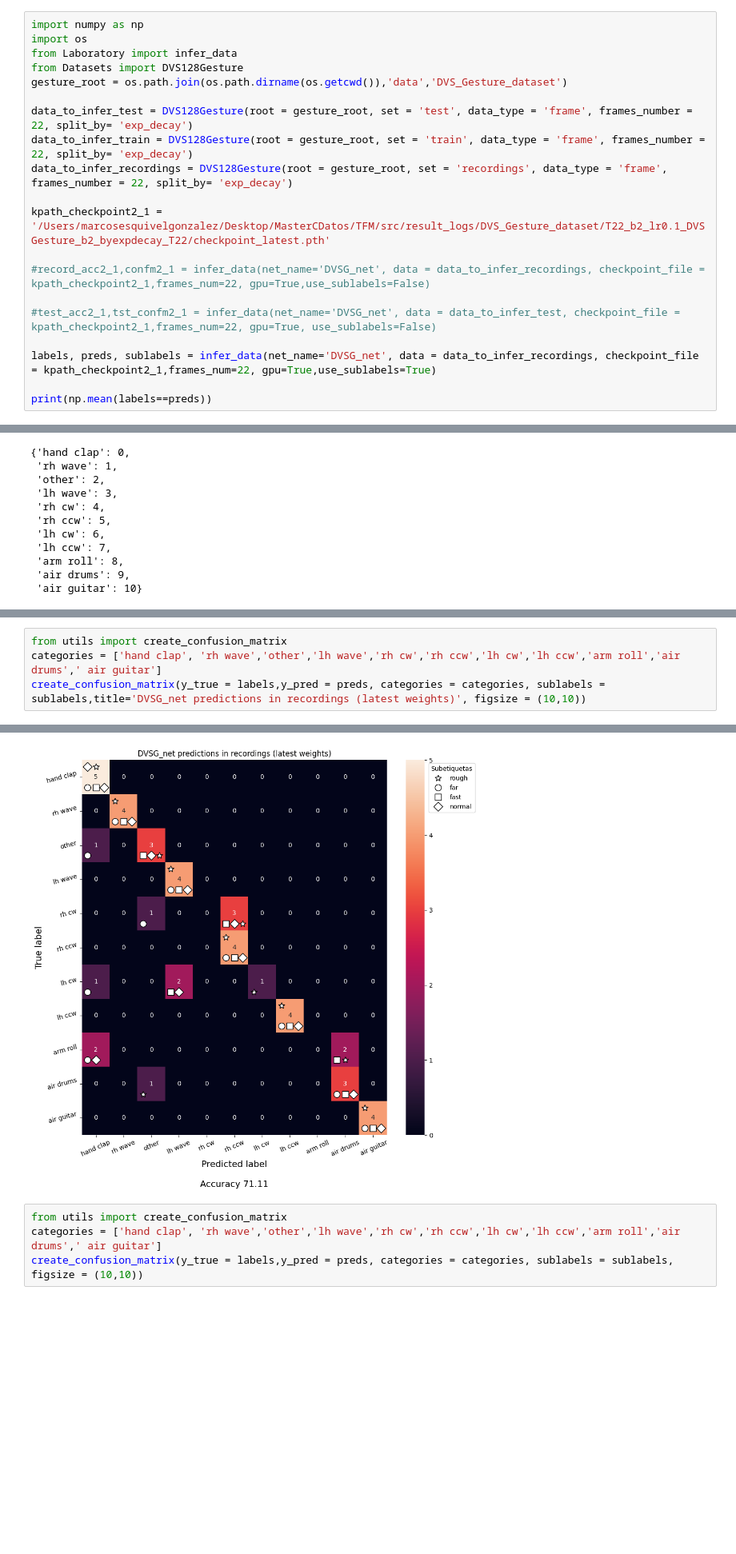
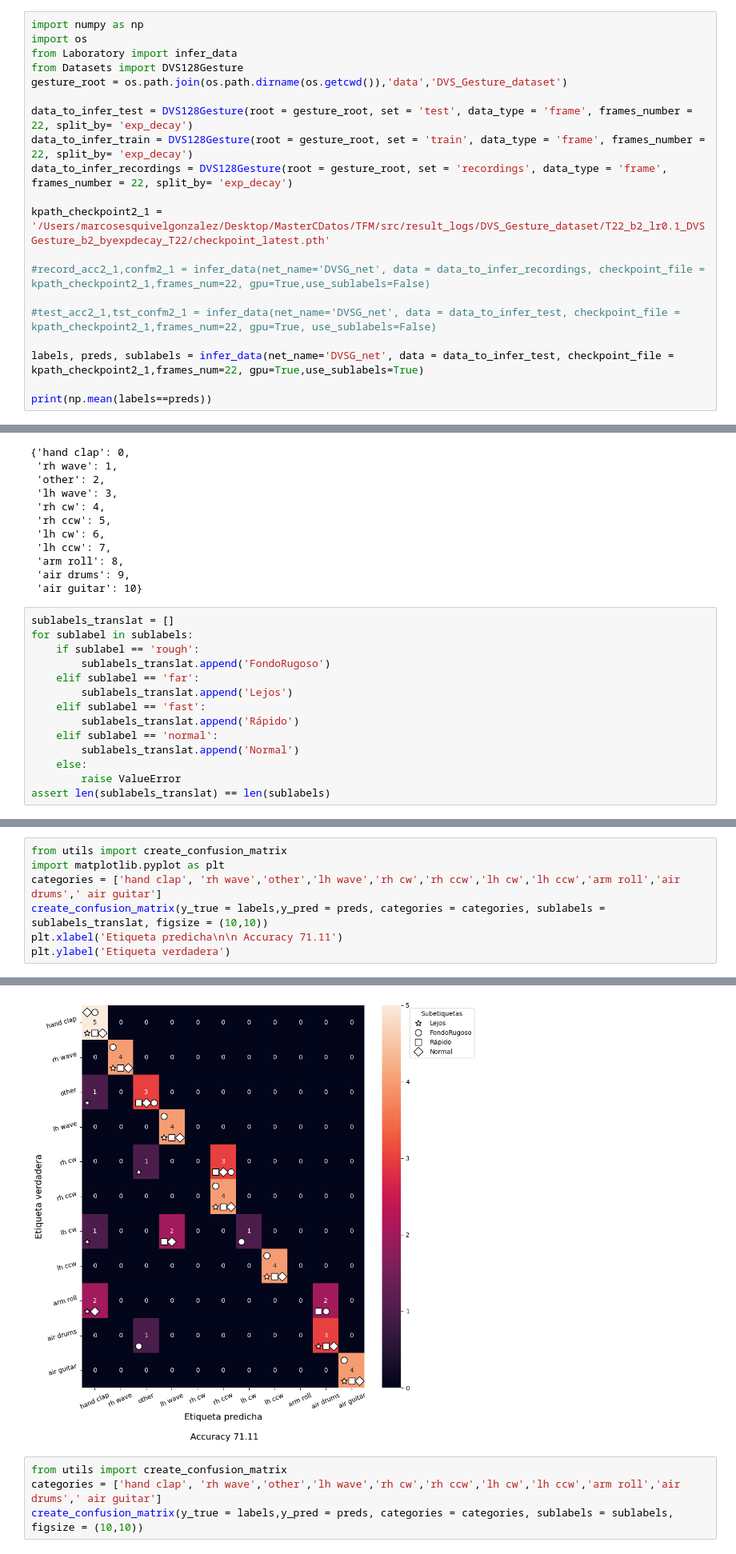
Before and after one commit to marcosesgonz/SNN_VisProc, a Jupyter notebook: src/Executions.ipynb, the cells around one changed output, grey strips where cells are left out. Shown at 80% size. Drawn from its saved outputs; the diff is of its cells as text; blank space fills up the shorter version.

```diff
--- a/src/Executions.ipynb
+++ b/src/Executions.ipynb
@@ -169,7 +256,7 @@ kpath_checkpoint2_1 = '/Users/marcosesquivelgonzalez/Desktop/MasterCDatos/TFM/sr
 
 #test_acc2_1,tst_confm2_1 = infer_data(net_name='DVSG_net', data = data_to_infer_test, checkpoint_file = kpath_checkpoint2_1,frames_num=22, gpu=True, use_sublabels=False)
 
-labels, preds, sublabels = infer_data(net_name='DVSG_net', data = data_to_infer_recordings, checkpoint_file = kpath_checkpoint2_1,frames_num=22, gpu=True,use_sublabels=True)
+labels, preds, sublabels = infer_data(net_name='DVSG_net', data = data_to_infer_test, checkpoint_file = kpath_checkpoint2_1,frames_num=22, gpu=True,use_sublabels=True)
 
 print(np.mean(labels==preds))
 # %% [output]
@@ -204,3 +291,17 @@ The directory [/Users/marcosesquivelgonzalez/Desktop/MasterCDatos/TFM/data/DVS_G
  'arm roll': 8,
  'air drums': 9,
  'air guitar': 10}
+# %%
+sublabels_translat = []
+for sublabel in sublabels:
+    if sublabel == 'rough':
+        sublabels_translat.append('FondoRugoso')
+    elif sublabel == 'far':
+        sublabels_translat.append('Lejos')
+    elif sublabel == 'fast':
+        sublabels_translat.append('Rápido')
+    elif sublabel == 'normal':
+        sublabels_translat.append('Normal')
+    else:
+        raise ValueError
+assert len(sublabels_translat) == len(sublabels)
@@ -207,5 +311,8 @@ The directory [/Users/marcosesquivelgonzalez/Desktop/MasterCDatos/TFM/data/DVS_G
 # %%
 from utils import create_confusion_matrix
+import matplotlib.pyplot as plt
 categories = ['hand clap', 'rh wave','other','lh wave','rh cw','rh ccw','lh cw','lh ccw','arm roll','air drums',' air guitar']
-create_confusion_matrix(y_true = labels,y_pred = preds, categories = categories, sublabels = sublabels,title='DVSG_net predictions in recordings (latest weights)', figsize = (10,10))
+create_confusion_matrix(y_true = labels,y_pred = preds, categories = categories, sublabels = sublabels_translat, figsize = (10,10))
+plt.xlabel('Etiqueta predicha\n\n Accuracy 71.11')
+plt.ylabel('Etiqueta verdadera')
 # %% [output]
@@ -212,4 +320,4 @@ create_confusion_matrix(y_true = labels,y_pred = preds, categories = categories,
-[figure, old version]
+[figure, new version]
 # %%
 from utils import create_confusion_matrix
 categories = ['hand clap', 'rh wave','other','lh wave','rh cw','rh ccw','lh cw','lh ccw','arm roll','air drums',' air guitar']
```
Also changed, not shown: parts of 7 cells of this notebook, 6 other files.
